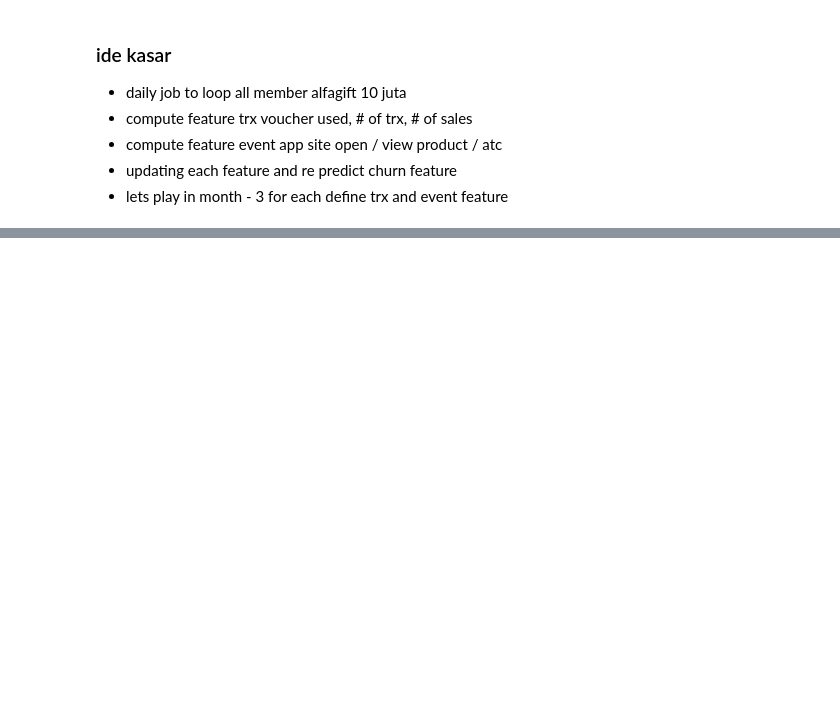
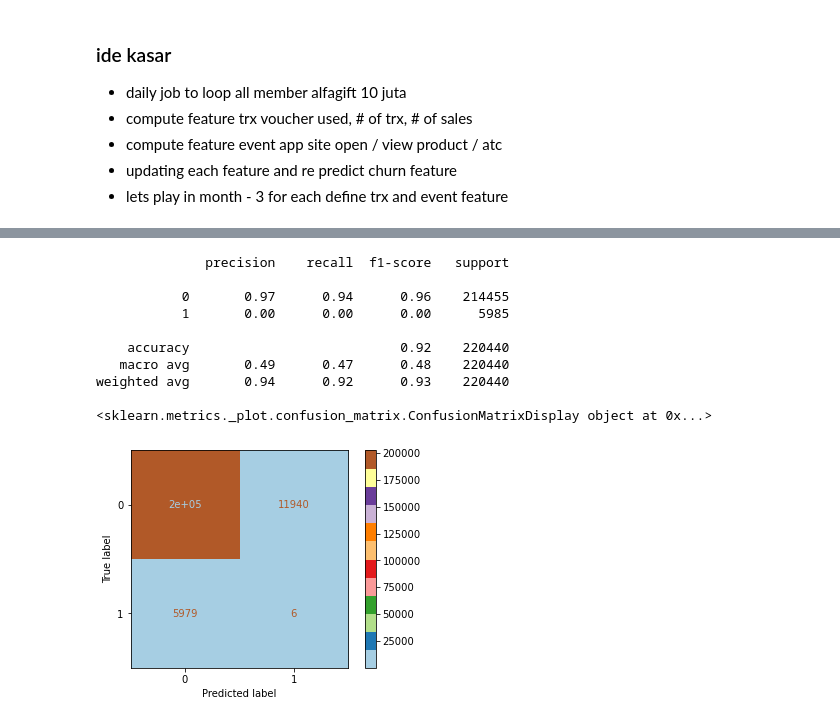
Before and after one commit to trisna26/alfagift_churn, a Jupyter notebook: explore.ipynb, the cells around one changed output, grey strips where cells are left out. Saved outputs shown, nothing was run; the diff lists cells and outputs as text; code cells hidden in the pictures; blank space fills up the shorter version.

```diff
--- a/explore.ipynb
+++ b/explore.ipynb
@@ -190,0 +280,19 @@ df_tto_sel_g_u.head(1000)
+# %%
+clf_ridge = LogisticRegression()
+clf_ridge.fit(X_train, y_train)
+pred = clf_ridge.predict(X_test)
+
+print(classification_report(y_test, pred))
+print(plot_confusion_matrix(clf_ridge, X_test, y_test, cmap='Paired'))
+# %% [output]
+              precision    recall  f1-score   support
+
+           0       0.97      0.94      0.96    214455
+           1       0.00      0.00      0.00      5985
+
+    accuracy                           0.92    220440
+   macro avg       0.49      0.47      0.48    220440
+weighted avg       0.94      0.92      0.93    220440
+
+<sklearn.metrics._plot.confusion_matrix.ConfusionMatrixDisplay object at 0x...>
+[figure, added]
```
Also changed, not shown: parts of 24 cells of this notebook.
